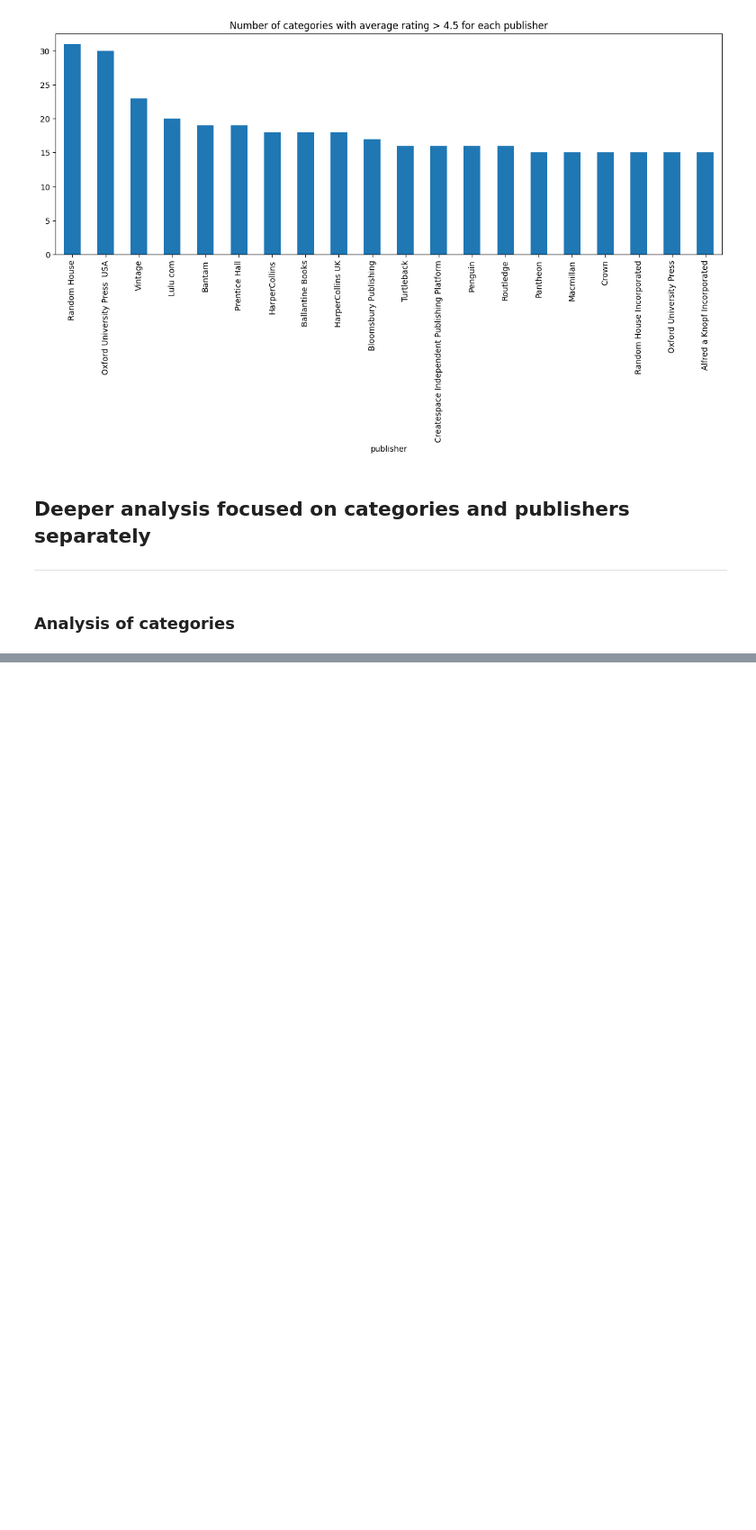
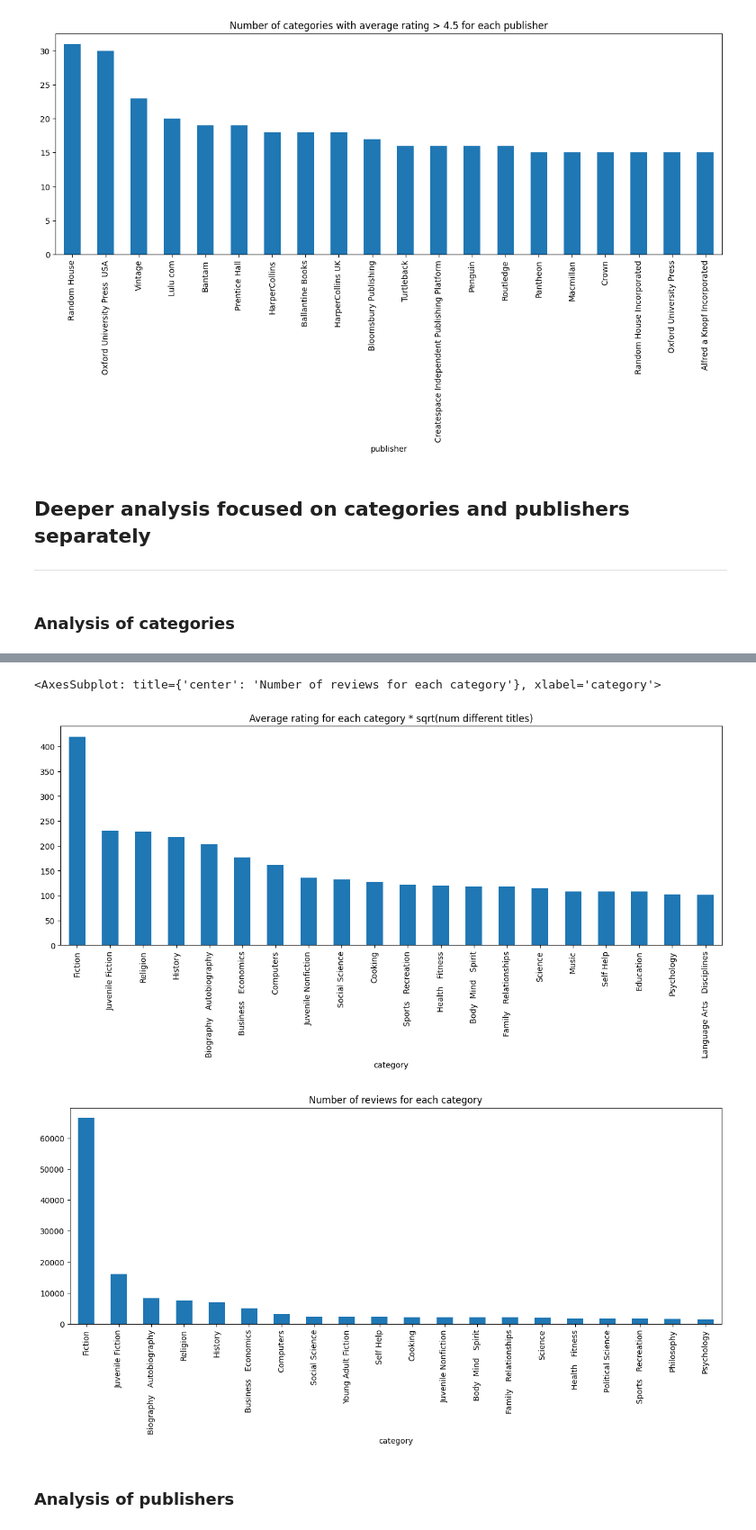
Before and after one commit to AndreaAlberti07/Amazon-books-reviews-ML, a Jupyter notebook: notebooks/hypotesis_testing/hypothesis_7.ipynb, the cells around one changed output, grey strips where cells are left out. Shown at 90% size. Saved outputs shown, nothing was run; the diff lists cells and outputs as text; code cells hidden in the pictures; blank space fills up the shorter version.

```diff
--- a/notebooks/hypotesis_testing/hypothesis_7.ipynb
+++ b/notebooks/hypotesis_testing/hypothesis_7.ipynb
@@ -130,15 +130,18 @@ pipeline_missing = {'$match':{
 pipeline_average_rating = {'$group':{
                                 '_id':'$categories',
                                 'avg_score':{'$avg':'$review/score'},
-                                'count':{'$sum':1}
+                                'count':{'$sum':1},
+                                'titles':{'$addToSet':'$Title'}
                                 }
                            }
+
 
 pipeline_project = {'$project':{
                          '_id':0,
                          'category':'$_id',
                          'avg_score':1,
-                         'count': 1
+                         'count': 1,
+                         'num_titles':{'$size':'$titles'}
                          }
                     }
 
@@ -150,3 +153,4 @@ pipeline_remove = {'$match':{
 results_2 = books.aggregate([pipeline_missing, pipeline_average_rating, pipeline_project, pipeline_remove])
 
 df_results_2 = pd.DataFrame(list(results_2))
+df_results_2.avg_score = df_results_2.avg_score*np.sqrt(df_results_2.num_titles)
@@ -152,0 +166,14 @@ df_results_2 = pd.DataFrame(list(results_2))
+# %%
+# Analyze the top 20 categories with the highest average rating
+df_results_2.sort_values(by='avg_score', ascending = False, inplace=True)
+df_results_2.head(20).plot(x='category', y='avg_score', kind='bar', figsize=(15,5), xlabel = 'category', title='Average rating for each category * sqrt(num different titles)', legend=False)
+
+# Analyze the top 20 categories with the highest number of reviews
+df_results_2.sort_values(by='count', ascending = False, inplace=True)
+df_results_2.head(20).plot(x='category', y='count', kind='bar', figsize=(15,5), xlabel = 'category', title='Number of reviews for each category', legend=False)
+# %% [output]
+<AxesSubplot: title={'center': 'Number of reviews for each category'}, xlabel='category'>
+[figure, added]
+[figure, added]
+# %% [markdown]
+### Analysis of publishers
```
Also changed, not shown: parts of 9 cells of this notebook.
